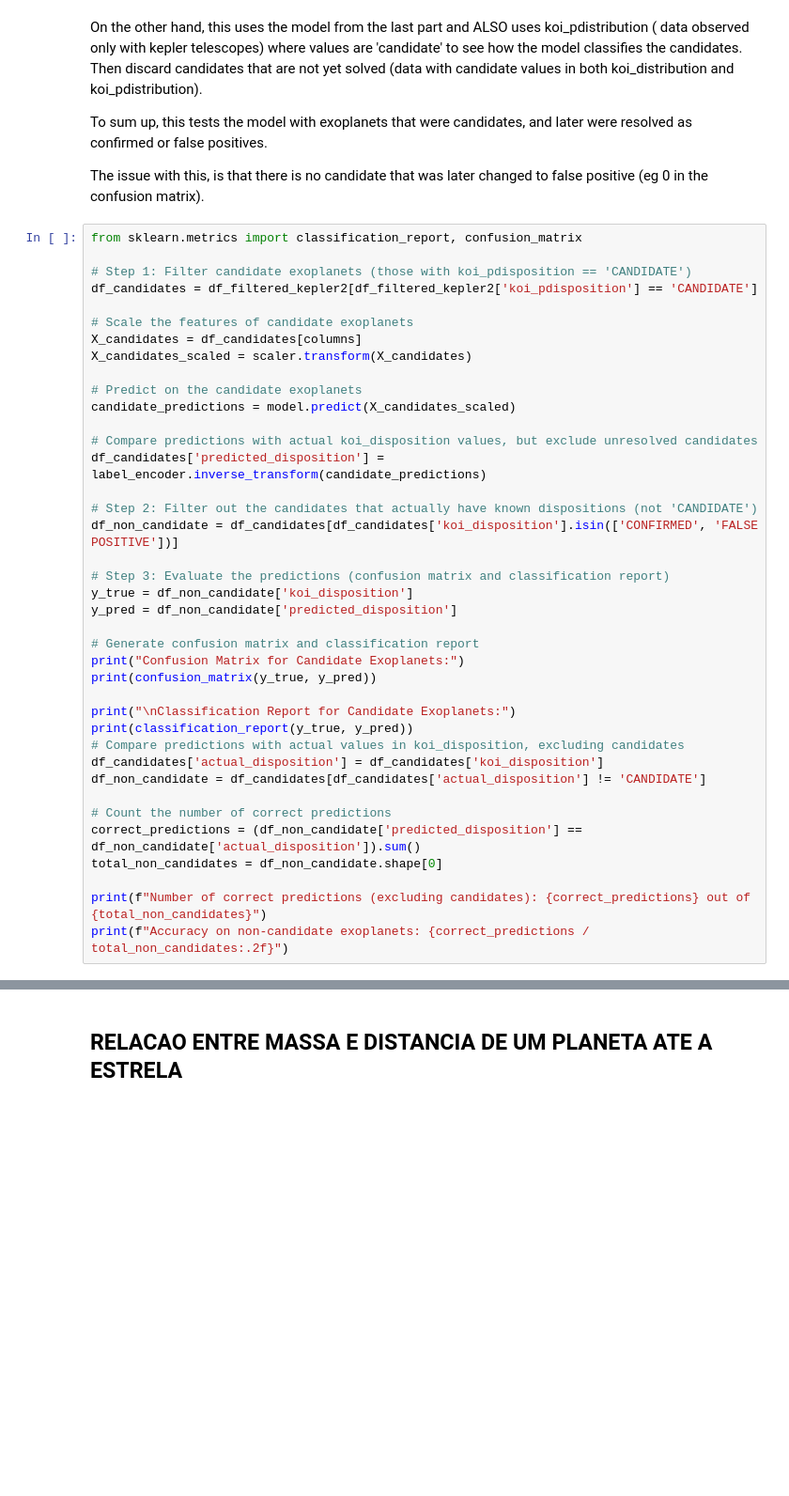
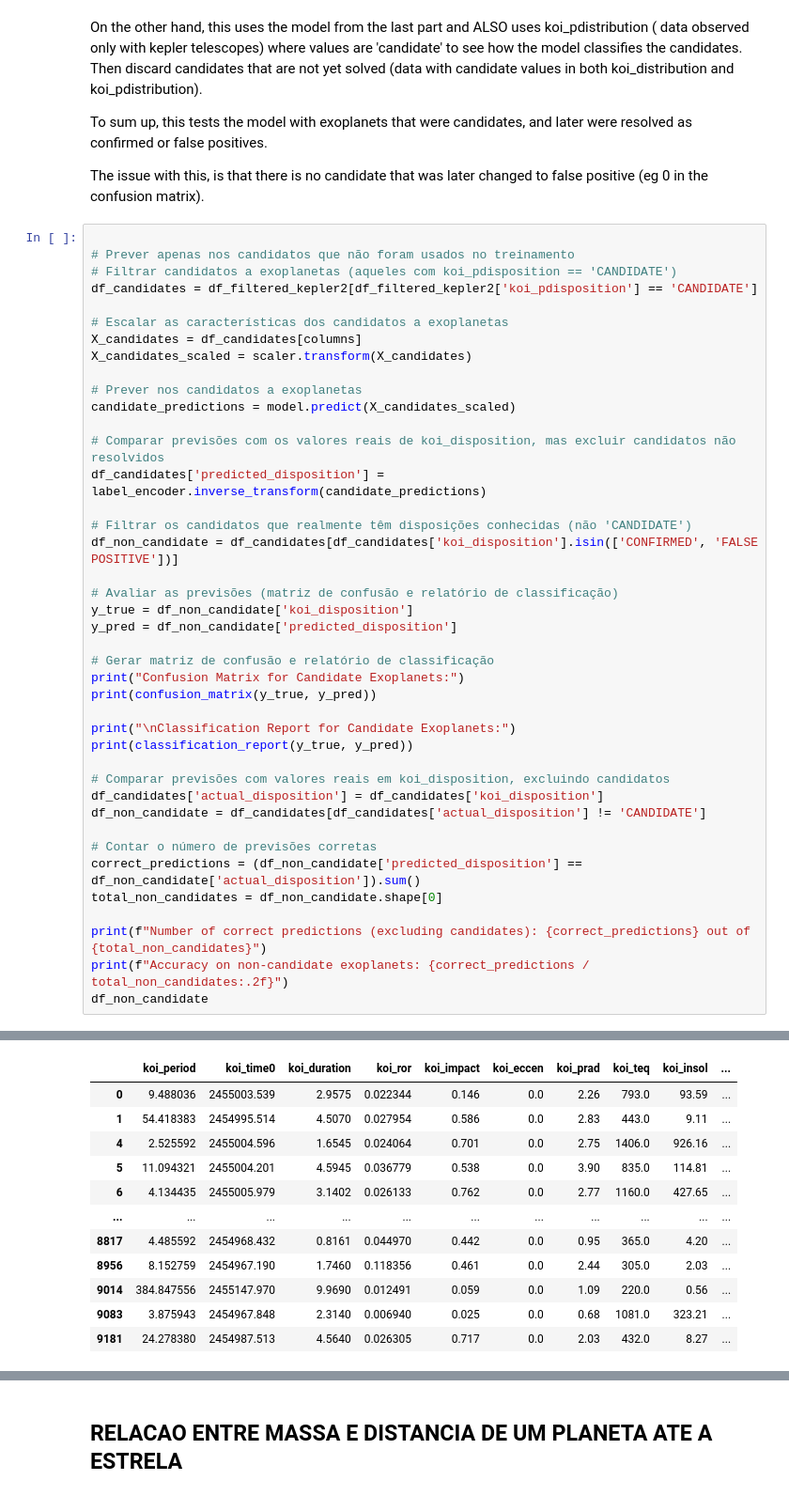
Before and after one commit to albertoseleto/exoplanets-classifier, a Jupyter notebook: thesis.ipynb, the cells around one changed output, grey strips where cells are left out. Shown at 94% size. Cells and saved outputs as stored; diff of their text form; blank space fills up the shorter version.

```diff
--- a/thesis.ipynb
+++ b/thesis.ipynb
@@ -1082,68 +1244,82 @@ To sum up, this tests the model with exoplanets that were candidates, and later
 
 The issue with this, is that there is no candidate that was later changed to false positive (eg 0 in the confusion matrix).
 # %%
-from sklearn.metrics import classification_report, confusion_matrix
 
-# Step 1: Filter candidate exoplanets (those with koi_pdisposition == 'CANDIDATE')
+# Prever apenas nos candidatos que não foram usados no treinamento
+# Filtrar candidatos a exoplanetas (aqueles com koi_pdisposition == 'CANDIDATE')
 df_candidates = df_filtered_kepler2[df_filtered_kepler2['koi_pdisposition'] == 'CANDIDATE']
 
-# Scale the features of candidate exoplanets
+# Escalar as características dos candidatos a exoplanetas
 X_candidates = df_candidates[columns]
 X_candidates_scaled = scaler.transform(X_candidates)
 
-# Predict on the candidate exoplanets
+# Prever nos candidatos a exoplanetas
 candidate_predictions = model.predict(X_candidates_scaled)
 
-# Compare predictions with actual koi_disposition values, but exclude unresolved candidates
+# Comparar previsões com os valores reais de koi_disposition, mas excluir candidatos não resolvidos
 df_candidates['predicted_disposition'] = label_encoder.inverse_transform(candidate_predictions)
 
-# Step 2: Filter out the candidates that actually have known dispositions (not 'CANDIDATE')
+# Filtrar os candidatos que realmente têm disposições conhecidas (não 'CANDIDATE')
 df_non_candidate = df_candidates[df_candidates['koi_disposition'].isin(['CONFIRMED', 'FALSE POSITIVE'])]
 
-# Step 3: Evaluate the predictions (confusion matrix and classification report)
+# Avaliar as previsões (matriz de confusão e relatório de classificação)
 y_true = df_non_candidate['koi_disposition']
 y_pred = df_non_candidate['predicted_disposition']
 
-# Generate confusion matrix and classification report
+# Gerar matriz de confusão e relatório de classificação
 print("Confusion Matrix for Candidate Exoplanets:")
 print(confusion_matrix(y_true, y_pred))
 
 print("\nClassification Report for Candidate Exoplanets:")
 print(classification_report(y_true, y_pred))
-# Compare predictions with actual values in koi_disposition, excluding candidates
+
+# Comparar previsões com valores reais em koi_disposition, excluindo candidatos
 df_candidates['actual_disposition'] = df_candidates['koi_disposition']
 df_non_candidate = df_candidates[df_candidates['actual_disposition'] != 'CANDIDATE']
 
-# Count the number of correct predictions
+# Contar o número de previsões corretas
 correct_predictions = (df_non_candidate['predicted_disposition'] == df_non_candidate['actual_disposition']).sum()
 total_non_candidates = df_non_candidate.shape[0]
 
 print(f"Number of correct predictions (excluding candidates): {correct_predictions} out of {total_non_candidates}")
 print(f"Accuracy on non-candidate exoplanets: {correct_predictions / total_non_candidates:.2f}")
+df_non_candidate
 # %% [output]
 Confusion Matrix for Candidate Exoplanets:
 [[2677   56]
  [   1    0]]
 
 Classification Report for Candidate Exoplanets:
                 precision    recall  f1-score   support
 
      CONFIRMED       1.00      0.98      0.99      2733
 FALSE POSITIVE       0.00      0.00      0.00         1
 
       accuracy                           0.98      2734
      macro avg       0.50      0.49      0.49      2734
   weighted avg       1.00      0.98      0.99      2734
 
 Number of correct predictions (excluding candidates): 2677 out of 2734
 Accuracy on non-candidate exoplanets: 0.98
 A value is trying to be set on a copy of a slice from a DataFrame.
 Try using .loc[row_indexer,col_indexer] = value instead
 
 See the caveats in the documentation: https://pandas.pydata.org/pandas-docs/stable/user_guide/indexing.html#returning-a-view-versus-a-copy
   df_candidates['predicted_disposition'] = label_encoder.inverse_transform(candidate_predictions)
 A value is trying to be set on a copy of a slice from a DataFrame.
 Try using .loc[row_indexer,col_indexer] = value instead
 
 See the caveats in the documentation: https://pandas.pydata.org/pandas-docs/stable/user_guide/indexing.html#returning-a-view-versus-a-copy
   df_candidates['actual_disposition'] = df_candidates['koi_disposition']
+|  | koi_period | koi_time0 | koi_duration | koi_ror | koi_impact | koi_eccen | koi_prad | koi_teq | koi_insol | ... |
+| 0 | 9.488036 | 2455003.539 | 2.9575 | 0.022344 | 0.146 | 0.0 | 2.26 | 793.0 | 93.59 | ... |
+| 1 | 54.418383 | 2454995.514 | 4.5070 | 0.027954 | 0.586 | 0.0 | 2.83 | 443.0 | 9.11 | ... |
+| 4 | 2.525592 | 2455004.596 | 1.6545 | 0.024064 | 0.701 | 0.0 | 2.75 | 1406.0 | 926.16 | ... |
+| 5 | 11.094321 | 2455004.201 | 4.5945 | 0.036779 | 0.538 | 0.0 | 3.90 | 835.0 | 114.81 | ... |
+| 6 | 4.134435 | 2455005.979 | 3.1402 | 0.026133 | 0.762 | 0.0 | 2.77 | 1160.0 | 427.65 | ... |
+| ... | ... | ... | ... | ... | ... | ... | ... | ... | ... | ... |
+| 8817 | 4.485592 | 2454968.432 | 0.8161 | 0.044970 | 0.442 | 0.0 | 0.95 | 365.0 | 4.20 | ... |
+| 8956 | 8.152759 | 2454967.190 | 1.7460 | 0.118356 | 0.461 | 0.0 | 2.44 | 305.0 | 2.03 | ... |
+| 9014 | 384.847556 | 2455147.970 | 9.9690 | 0.012491 | 0.059 | 0.0 | 1.09 | 220.0 | 0.56 | ... |
+| 9083 | 3.875943 | 2454967.848 | 2.3140 | 0.006940 | 0.025 | 0.0 | 0.68 | 1081.0 | 323.21 | ... |
+| 9181 | 24.278380 | 2454987.513 | 4.5640 | 0.026305 | 0.717 | 0.0 | 2.03 | 432.0 | 8.27 | ... |
```
Also changed, not shown: parts of 22 cells of this notebook.
